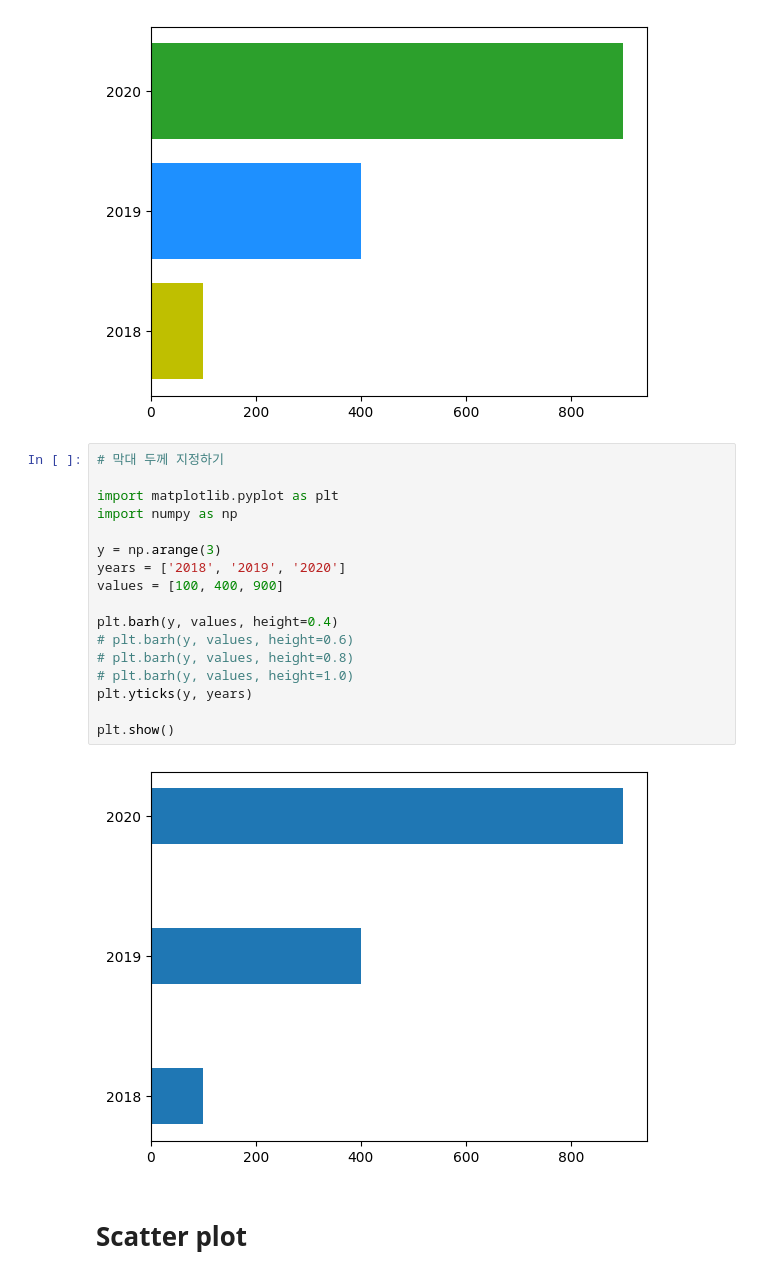
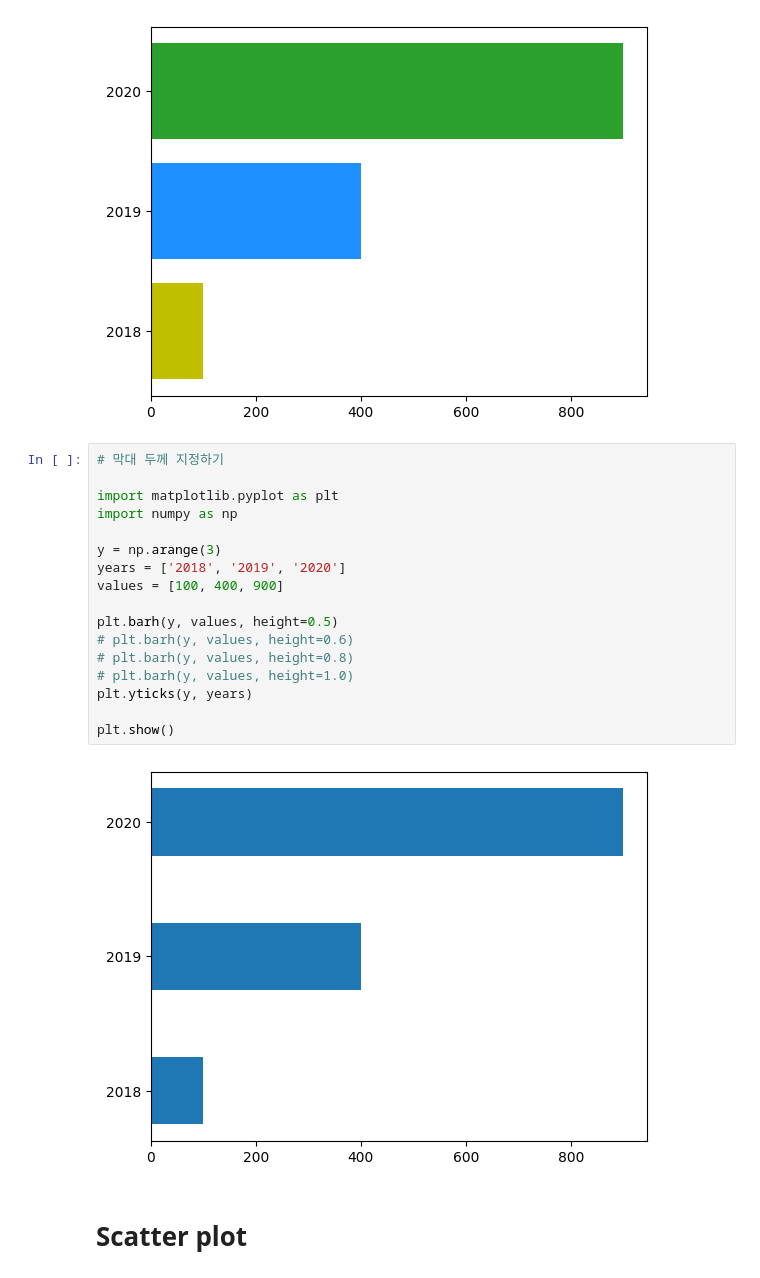
Before and after one commit to wlsgud180/wlsgud180, a Jupyter notebook: 0_[데이터전처리&텍스트마이닝]_시각화.ipynb, the cells around one changed output. Saved outputs shown, nothing was run; the diff lists cells and outputs as text.

```diff
--- a/0_[데이터전처리&텍스트마이닝]_시각화.ipynb
+++ b/0_[데이터전처리&텍스트마이닝]_시각화.ipynb
@@ -441,22 +448,22 @@ plt.show()
 # %%
 # 막대 두께 지정하기
 
 import matplotlib.pyplot as plt
 import numpy as np
 
 y = np.arange(3)
 years = ['2018', '2019', '2020']
 values = [100, 400, 900]
 
-plt.barh(y, values, height=0.4)
+plt.barh(y, values, height=0.5)
 # plt.barh(y, values, height=0.6)
 # plt.barh(y, values, height=0.8)
 # plt.barh(y, values, height=1.0)
 plt.yticks(y, years)
 
 plt.show()
 # %% [output]
-[figure, old version]
+[figure, new version]
 # %% [markdown]
 # Scatter plot
 # %%
```
Also changed, not shown: parts of 16 cells of this notebook.
